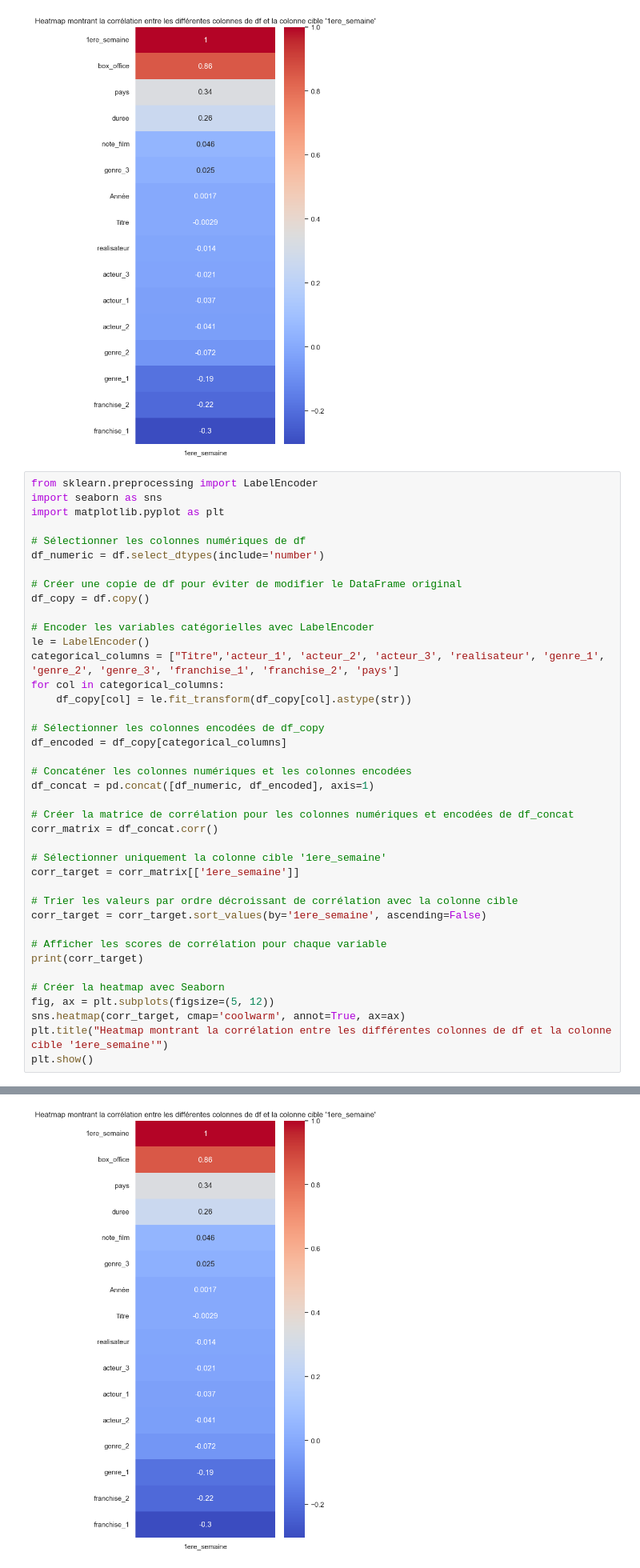
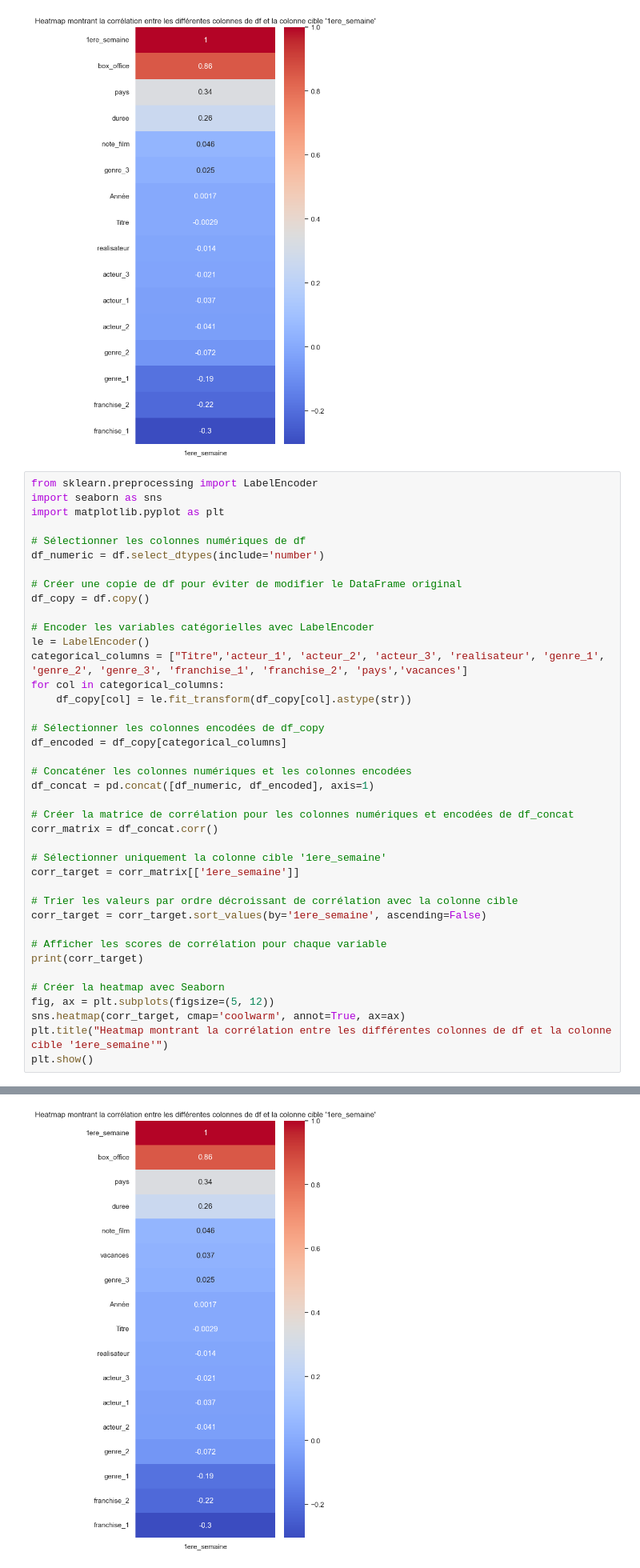
Before and after one commit to impejonathan/ML_recap, a Jupyter notebook: analyse.ipynb, the cells around one changed output, grey strips where cells are left out. Shown at 80% size. Drawn from its saved outputs; the diff is of its cells as text.

```diff
--- a/analyse.ipynb
+++ b/analyse.ipynb
@@ -441,7 +441,7 @@ df_copy = df.copy()
 
 # Encoder les variables catégorielles avec LabelEncoder
 le = LabelEncoder()
-categorical_columns = ["Titre",'acteur_1', 'acteur_2', 'acteur_3', 'realisateur', 'genre_1', 'genre_2', 'genre_3', 'franchise_1', 'franchise_2', 'pays']
+categorical_columns = ["Titre",'acteur_1', 'acteur_2', 'acteur_3', 'realisateur', 'genre_1', 'genre_2', 'genre_3', 'franchise_1', 'franchise_2', 'pays','vacances']
 for col in categorical_columns:
     df_copy[col] = le.fit_transform(df_copy[col].astype(str))
 
@@ -478,15 +479,15 @@ note_film         0.045691
 genre_3           0.024915
 Année             0.001709
 Titre            -0.002877
 realisateur      -0.014259
 acteur_3         -0.020829
 acteur_1         -0.037493
 acteur_2         -0.041453
 genre_2          -0.071848
 genre_1          -0.187674
 franchise_2      -0.216124
 franchise_1      -0.303751
-[figure, old version]
+[figure, new version]
 # %% [markdown]
 D’après les résultats, il semble que la colonne cible ‘1ere_semaine’ soit corrélée positivement avec les colonnes ‘box_office’ et ‘duree’. Cela signifie que plus le box-office d’un film est élevé, plus le nombre d’entrées lors de sa première semaine est élevé. De même, plus la durée d’un film est longue, plus le nombre d’entrées lors de sa première semaine est élevé.
 
```
Also changed, not shown: parts of 5 cells of this notebook.
